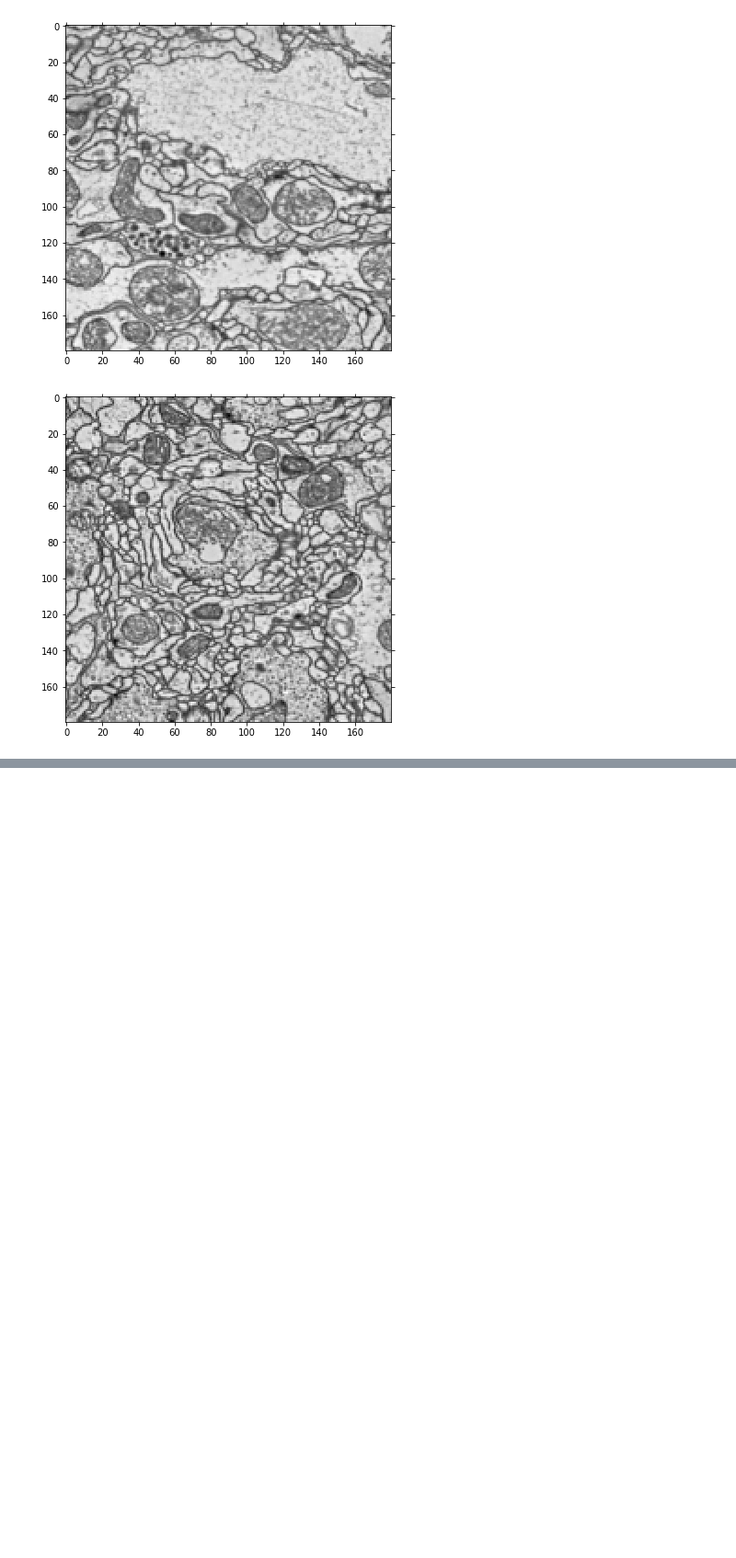
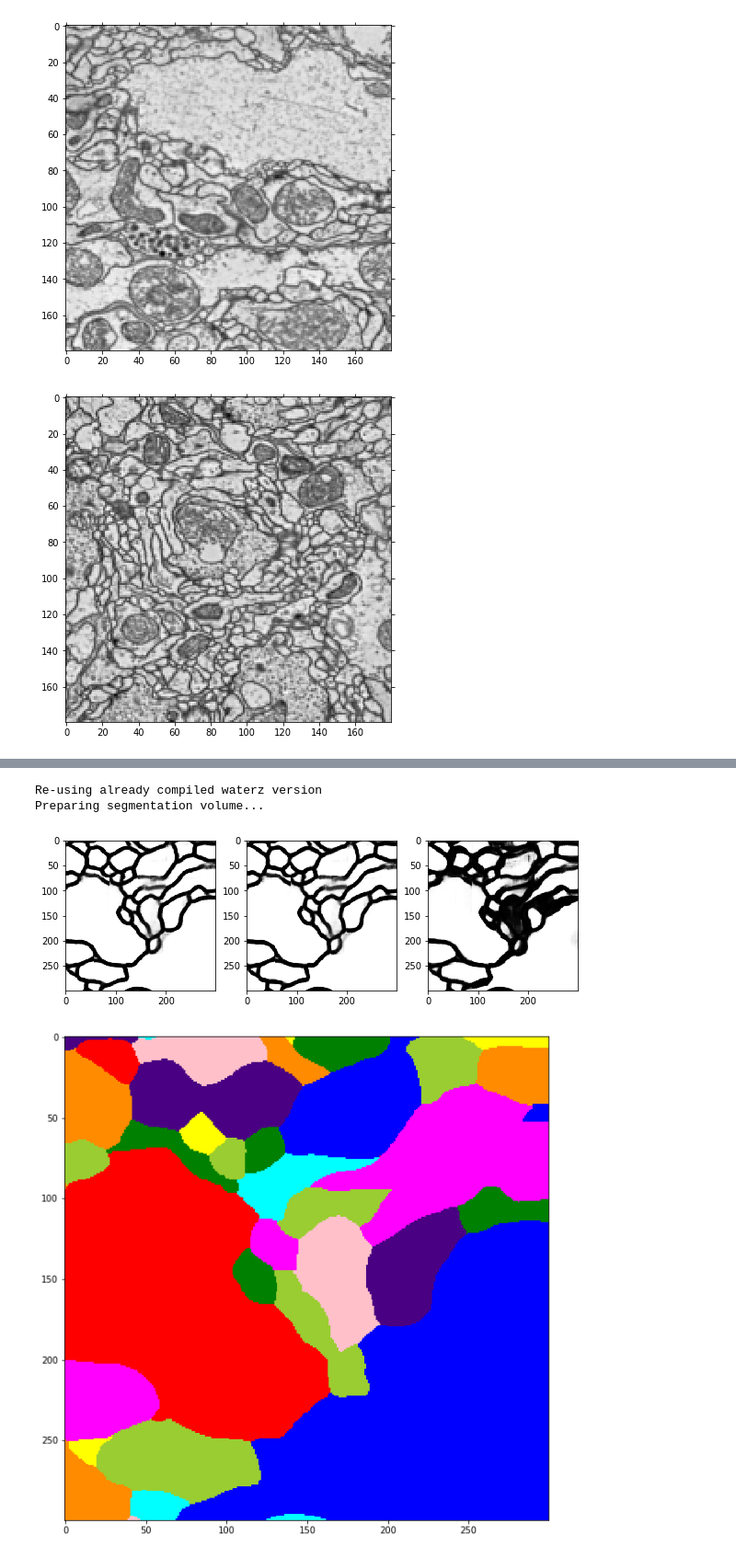
Before and after one commit to image-infomatics/neutorch, a Jupyter notebook: neutorch/notebooks/data_explore.ipynb, the cells around one changed output, grey strips where cells are left out. Shown at 92% size. Saved outputs shown, nothing was run; the diff lists cells and outputs as text; code cells hidden in the pictures; blank space fills up the shorter version.

```diff
--- a/neutorch/notebooks/data_explore.ipynb
+++ b/neutorch/notebooks/data_explore.ipynb
@@ -217,0 +146,6 @@ Error: Session cannot generate requests
+# %%
+from neutorch.dataset.utils import from_h5
+
+trueA = from_h5(f'../../data/sample_A.hdf', dataset_path='volumes/labels/neuron_ids')
+trueB = from_h5(f'../../data/sample_B.hdf', dataset_path='volumes/labels/neuron_ids')
+trueC = from_h5(f'../../data/sample_C.hdf', dataset_path='volumes/labels/neuron_ids')
@@ -217,0 +168,45 @@ Error: Session cannot generate requests
+# %%
+from neutorch.cremi.evaluate import do_agglomeration, cremi_metrics
+import numpy as np
+import random
+
+def select_random(vol, sz):
+    (z,y,x) = vol.shape[-3:]
+    (sz, sy, sx) = sz
+    cz = random.randint(0, z-sz)
+    cy = random.randint(0, y-sy)
+    cx = random.randint(0, x-sx)
+    return np.s_[..., cz:cz+sz, cy:cy+sy, cx:cx+sx]
+
+sl = select_random(affinityC, (30,300,300))
+aff = affinityC[sl]
+tru = trueC[sl]
+seg = do_agglomeration(aff, threshold=0.7)
+
+# seg_clean = seg.copy()
+# classes, counts = np.unique(seg, return_counts=True)
+# for i, c in enumerate(counts):
+#     if c > self.min_volume:
+#         self.classes.append(classes[i])
+#     if c > self.max_volume:
+#         print(c)
+# %% [output]
+Re-using already compiled waterz version
+Preparing segmentation volume...
+# %%
+import cc3d
+from neutorch.dataset.border_mask import create_border_mask
+border_width = 1
+# add background mask
+masked_label = np.zeros(seg.shape, dtype=np.uint64)
+create_border_mask(seg, masked_label, border_width, 0)
+seg_conn = cc3d.connected_components(masked_label)
+
+
+view_affinity(aff)
+view_segmentation(tru)
+view_segmentation(seg)
+view_segmentation(seg_conn)
+# %% [output]
+[figure, added]
+[figure, added]
```
Also changed, not shown: parts of 15 cells of this notebook, 3 other files.
